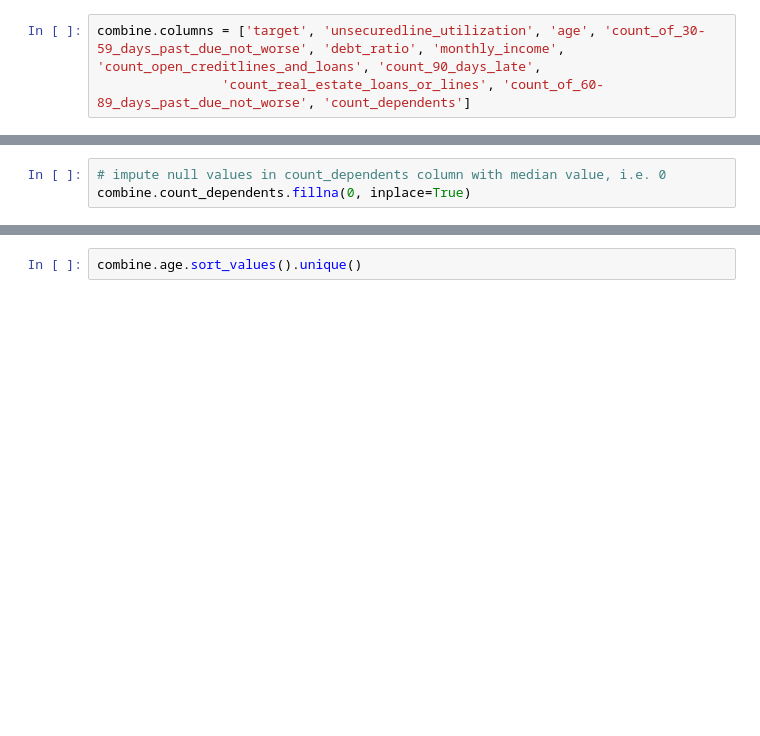
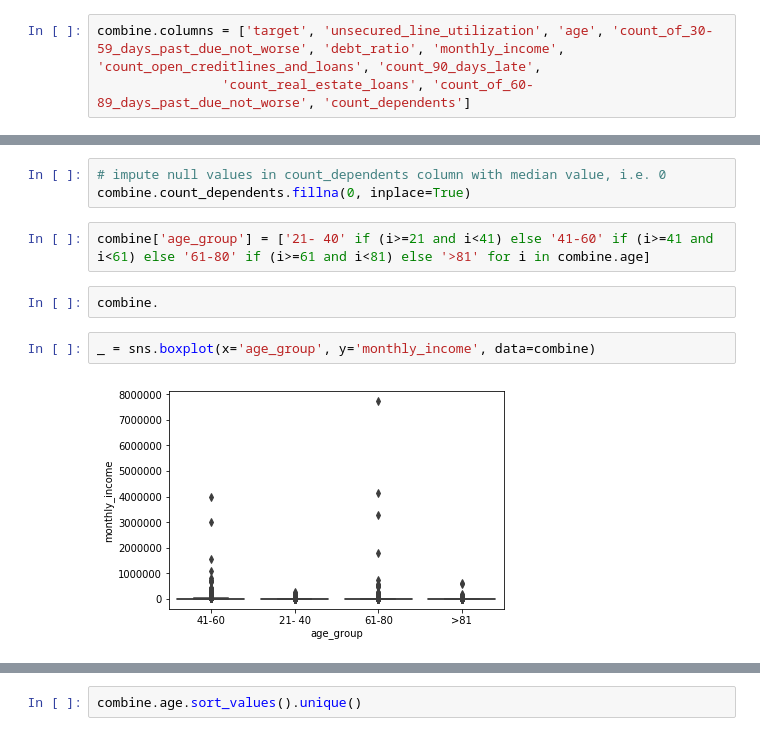
Before and after one commit to ttimong/projects, a Jupyter notebook: kaggle-give-me-some-credit/give-me-some-credit.ipynb, the cells around one changed output, grey strips where cells are left out. Drawn from its saved outputs; the diff is of its cells as text; blank space fills up the shorter version.

```diff
--- a/kaggle-give-me-some-credit/give-me-some-credit.ipynb
+++ b/kaggle-give-me-some-credit/give-me-some-credit.ipynb
@@ -39,8 +31,8 @@ combine.head(2)
 | 1 | 1.0 | 0.766127 | 45 | 2 | 0.802982 | 9120.0 | ... |
 | 2 | 0.0 | 0.957151 | 40 | 0 | 0.121876 | 2600.0 | ... |
 # %%
-combine.columns = ['target', 'unsecuredline_utilization', 'age', 'count_of_30-59_days_past_due_not_worse', 'debt_ratio', 'monthly_income', 'count_open_creditlines_and_loans', 'count_90_days_late',
-                'count_real_estate_loans_or_lines', 'count_of_60-89_days_past_due_not_worse', 'count_dependents']
+combine.columns = ['target', 'unsecured_line_utilization', 'age', 'count_of_30-59_days_past_due_not_worse', 'debt_ratio', 'monthly_income', 'count_open_creditlines_and_loans', 'count_90_days_late',
+                'count_real_estate_loans', 'count_of_60-89_days_past_due_not_worse', 'count_dependents']
 # %%
 combine.info()
 # %% [output]
@@ -102,3 +97,11 @@ Name: count_dependents, dtype: float64
 # %%
 # impute null values in count_dependents column with median value, i.e. 0
 combine.count_dependents.fillna(0, inplace=True)
+# %%
+combine['age_group'] = ['21- 40' if (i>=21 and i<41) else '41-60' if (i>=41 and i<61) else '61-80' if (i>=61 and i<81) else '>81' for i in combine.age]
+# %%
+combine.
+# %%
+_ = sns.boxplot(x='age_group', y='monthly_income', data=combine)
+# %% [output]
+[figure, added]
```
Also changed, not shown: parts of 45 cells of this notebook, 2 other files.
